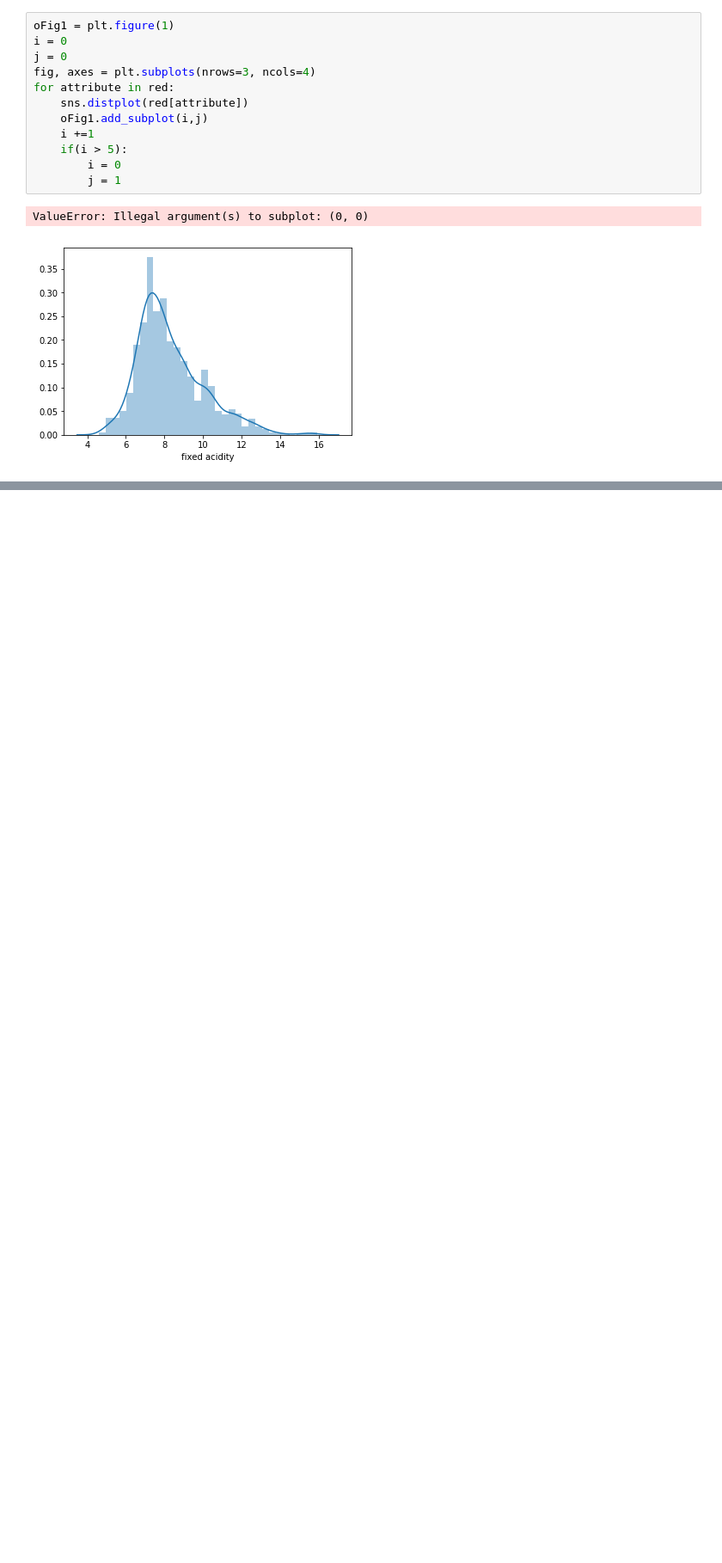
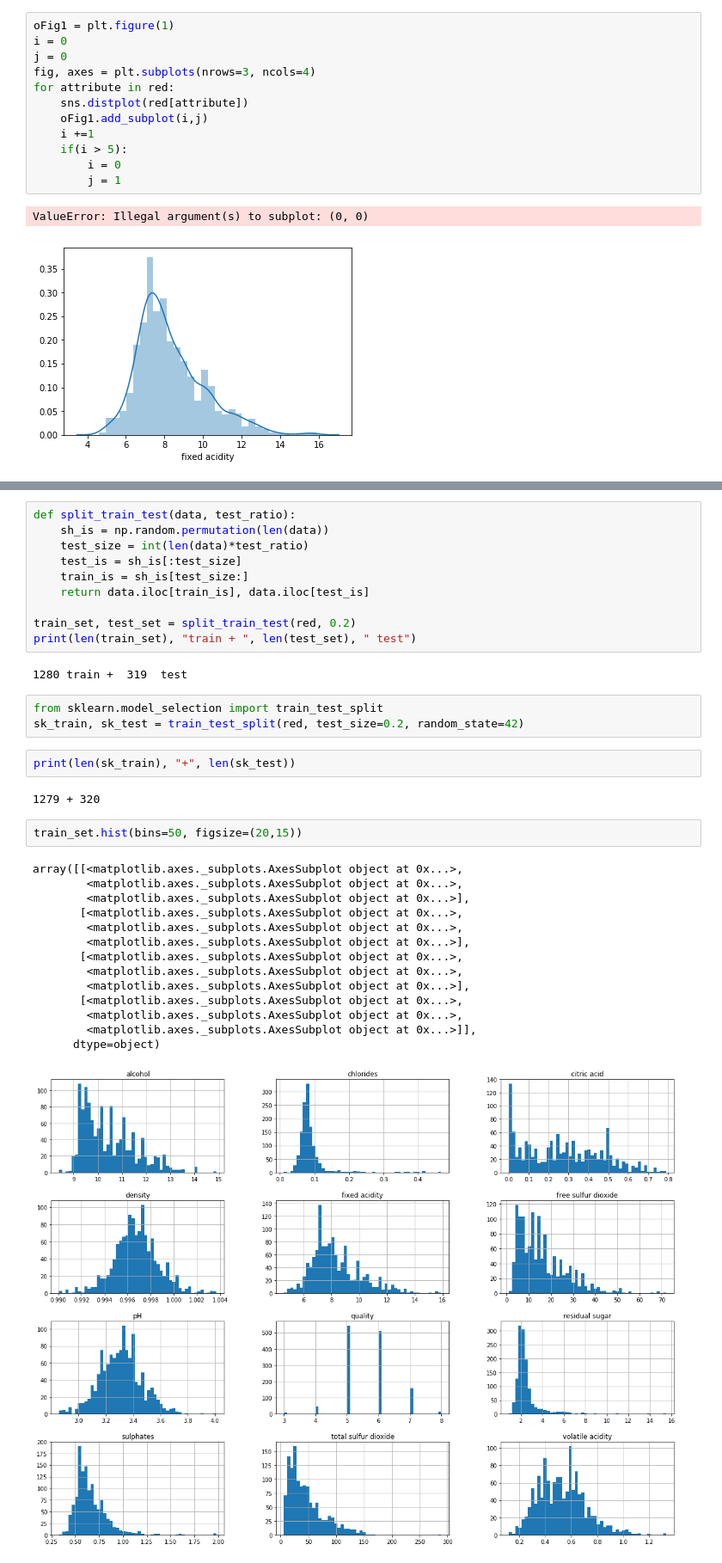
Before and after one commit to GeJulia/wineForTheWin, a Jupyter notebook: Julia.ipynb, the cells around one changed output, grey strips where cells are left out. Shown at 86% size. Drawn from its saved outputs; the diff is of its cells as text; blank space fills up the shorter version.

```diff
--- a/Julia.ipynb
+++ b/Julia.ipynb
@@ -78,0 +113,36 @@ ValueError: Illegal argument(s) to subplot: (0, 0)
+# %%
+def split_train_test(data, test_ratio):
+    sh_is = np.random.permutation(len(data))
+    test_size = int(len(data)*test_ratio)
+    test_is = sh_is[:test_size]
+    train_is = sh_is[test_size:]
+    return data.iloc[train_is], data.iloc[test_is]
+
+train_set, test_set = split_train_test(red, 0.2)
+print(len(train_set), "train + ", len(test_set), " test")
+# %% [output]
+1280 train +  319  test
+# %%
+from sklearn.model_selection import train_test_split
+sk_train, sk_test = train_test_split(red, test_size=0.2, random_state=42)
+# %%
+print(len(sk_train), "+", len(sk_test))
+# %% [output]
+1279 + 320
+# %%
+train_set.hist(bins=50, figsize=(20,15))
+# %% [output]
+array([[<matplotlib.axes._subplots.AxesSubplot object at 0x...>,
+        <matplotlib.axes._subplots.AxesSubplot object at 0x...>,
+        <matplotlib.axes._subplots.AxesSubplot object at 0x...>],
+       [<matplotlib.axes._subplots.AxesSubplot object at 0x...>,
+        <matplotlib.axes._subplots.AxesSubplot object at 0x...>,
+        <matplotlib.axes._subplots.AxesSubplot object at 0x...>],
+       [<matplotlib.axes._subplots.AxesSubplot object at 0x...>,
+        <matplotlib.axes._subplots.AxesSubplot object at 0x...>,
+        <matplotlib.axes._subplots.AxesSubplot object at 0x...>],
+       [<matplotlib.axes._subplots.AxesSubplot object at 0x...>,
+        <matplotlib.axes._subplots.AxesSubplot object at 0x...>,
+        <matplotlib.axes._subplots.AxesSubplot object at 0x...>]],
+      dtype=object)
+[figure, added]
```
Also changed, not shown: parts of 7 cells of this notebook.
